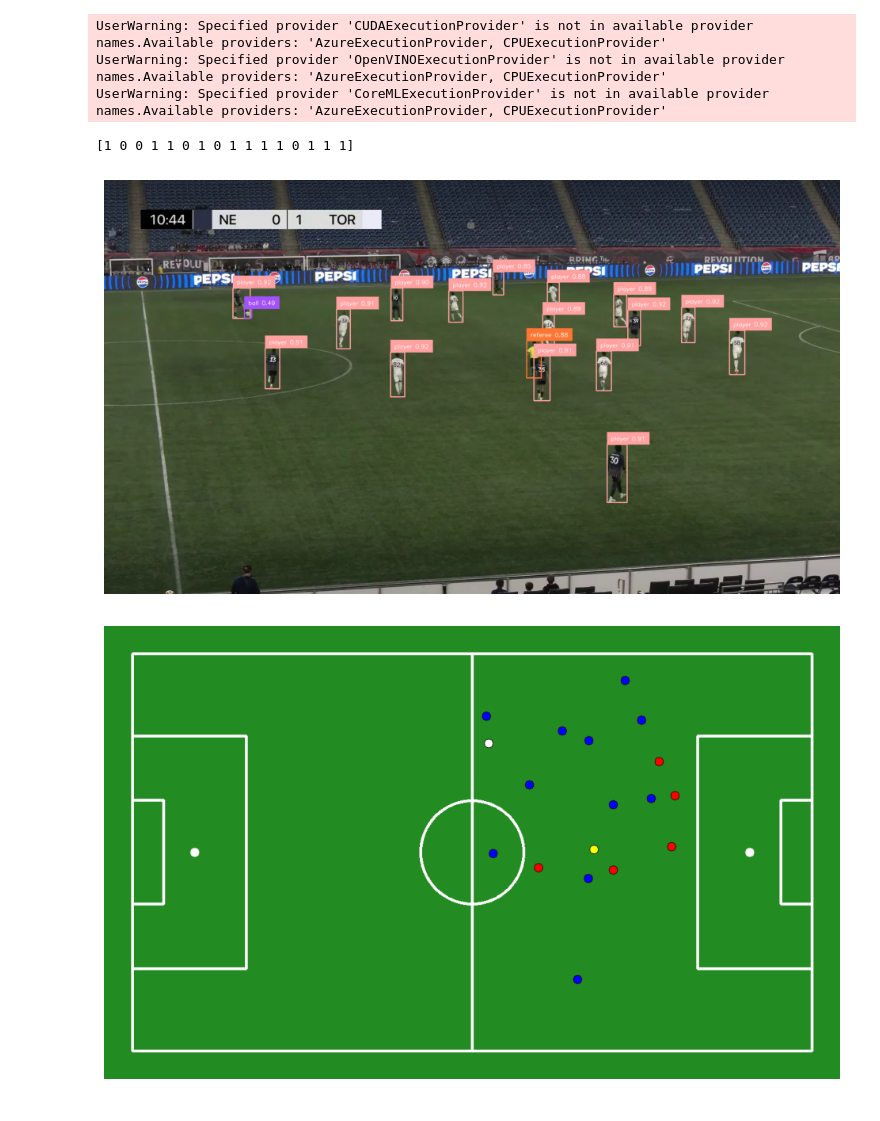
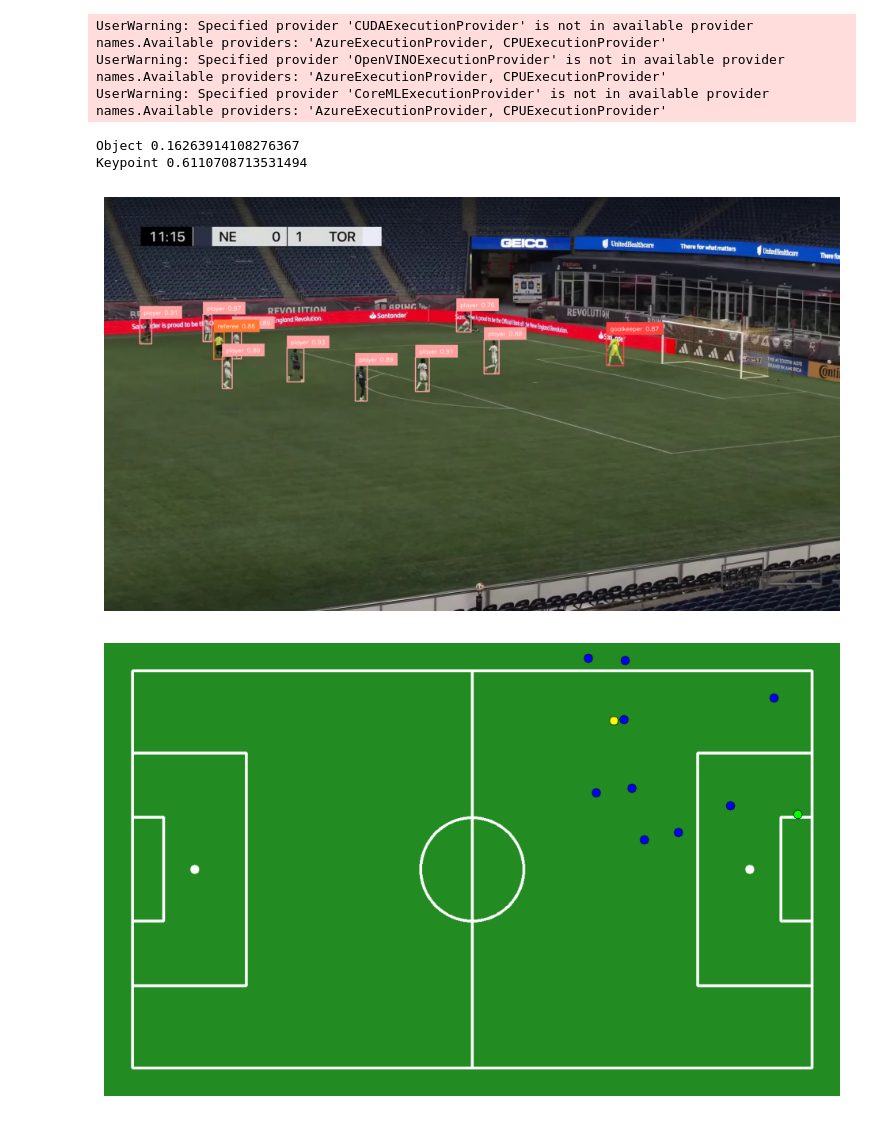
Before and after one commit to Isss11/soccer-computer-vision-analysis, a Jupyter notebook: detector.ipynb, the cells around one changed output. Cells and saved outputs as stored; diff of their text form; code cells hidden in the pictures.

Commit message:
Revert "Add Team Classifier"
This reverts commit ece16bc286648966fec400c89ecb49dae58d9e7a.

```diff
--- a/detector.ipynb
+++ b/detector.ipynb
@@ -446,26 +400,16 @@ class SoccerVideo:
 # %%
 # Perspective transformation
-fileName = "images-pitch/frame75.jpg"
+fileName = "images-pitch/frame90.jpg"
 image = cv2.imread(fileName)
 
-crops = []
-result = objectModel.infer(image, confidence=0.3)[0]
-detections = sv.Detections.from_inference(result)
-playersDetections = detections[detections.class_id == PLAYER_CLASS_ID]
-playersCrops = [sv.crop_image(image, xyxy) for xyxy in playersDetections.xyxy]
-
-crops += playersCrops
-
-team_classifier = TeamClassifier(device="cuda")
-team_classifier.fit(crops)
-
-exampleFrame = SoccerFrame(image, teamClassifier=team_classifier)
+exampleFrame = SoccerFrame(image)
 
 sv.plot_image(exampleFrame.getAnnotatedFootage())
 sv.plot_image(exampleFrame.getAnnotatedPitch())
 # %% [output]
-[1 0 0 1 1 0 1 0 1 1 1 1 0 1 1 1]
+Object 0.16263914108276367
+Keypoint 0.6110708713531494
-[figure, old version]
+[figure, new version]
-[figure, old version]
+[figure, new version]
 # %%
 print("Computing frames...")
```
Also changed, not shown: parts of 5 cells of this notebook.
